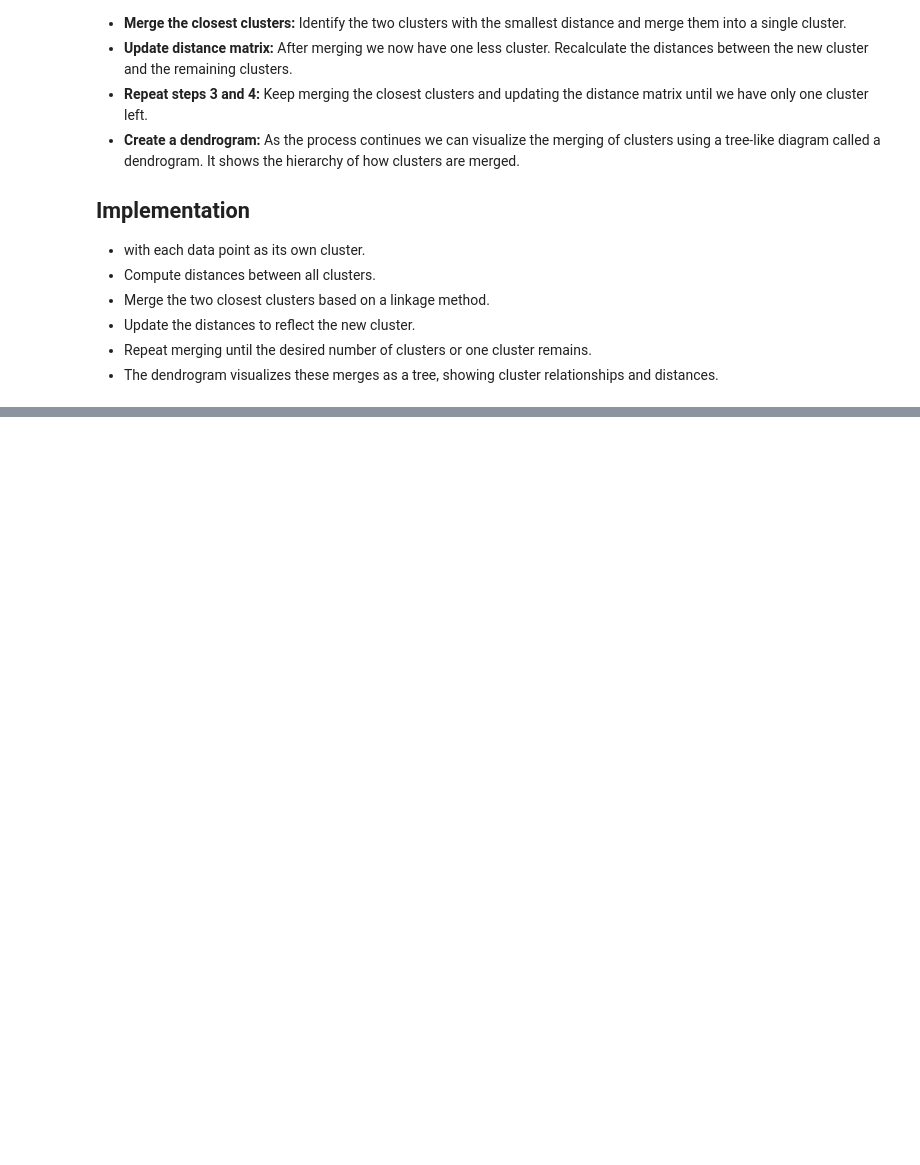
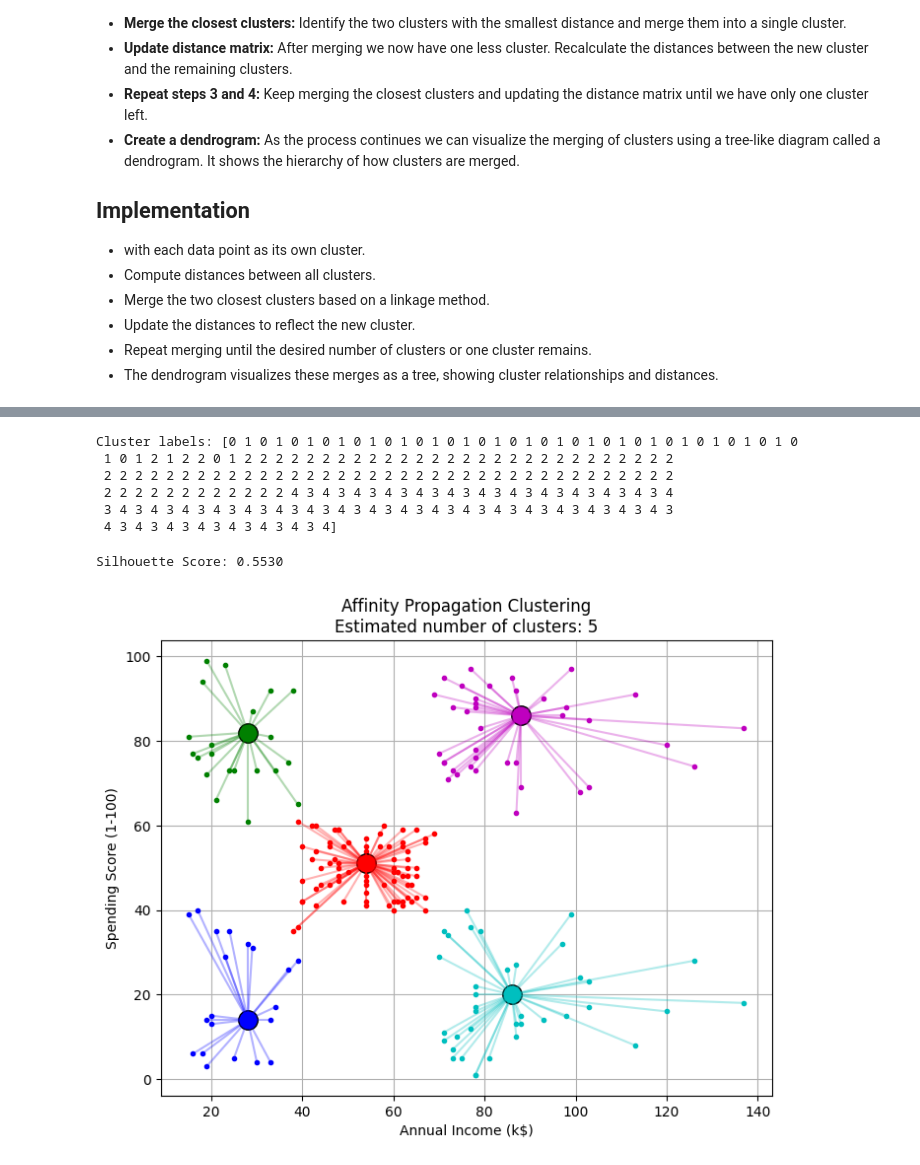
Before and after one commit to itsluckysharma01/Applied-Python-for-AI-ML-DL, a Jupyter notebook: H03_Advance_Clustering_Algo_Unsupervised.ipynb, the cells around one changed output, grey strips where cells are left out. Drawn from its saved outputs; the diff is of its cells as text; code cells hidden in the pictures; blank space fills up the shorter version.

```diff
--- a/H03_Advance_Clustering_Algo_Unsupervised.ipynb
+++ b/H03_Advance_Clustering_Algo_Unsupervised.ipynb
@@ -405,0 +632,48 @@ plt.show()
+# %%
+# Applying Affinity Propagation Clustering
+
+af = AffinityPropagation(preference=-30, max_iter=50, damping=0.7,
+                         random_state=42, convergence_iter=20).fit(X_std)
+
+cluster_labels = af.labels_
+print("Cluster labels:", cluster_labels)
+# %% [output]
+Cluster labels: [0 1 0 1 0 1 0 1 0 1 0 1 0 1 0 1 0 1 0 1 0 1 0 1 0 1 0 1 0 1 0 1 0 1 0 1 0
+ 1 0 1 2 1 2 2 0 1 2 2 2 2 2 2 2 2 2 2 2 2 2 2 2 2 2 2 2 2 2 2 2 2 2 2 2 2
+ 2 2 2 2 2 2 2 2 2 2 2 2 2 2 2 2 2 2 2 2 2 2 2 2 2 2 2 2 2 2 2 2 2 2 2 2 2
+ 2 2 2 2 2 2 2 2 2 2 2 2 4 3 4 3 4 3 4 3 4 3 4 3 4 3 4 3 4 3 4 3 4 3 4 3 4
+ 3 4 3 4 3 4 3 4 3 4 3 4 3 4 3 4 3 4 3 4 3 4 3 4 3 4 3 4 3 4 3 4 3 4 3 4 3
+ 4 3 4 3 4 3 4 3 4 3 4 3 4 3 4]
+# %%
+# Evaluating its Performance
+
+silhouette_score = metrics.silhouette_score(X_std, cluster_labels)
+print(f"Silhouette Score: {silhouette_score:.4f}")
+# %% [output]
+Silhouette Score: 0.5530
+# %%
+plt.figure(figsize=(8, 6))
+colors = cycle('bgrcmyk')
+
+n_clusters_ = len(af.cluster_centers_indices_)
+cluster_centers_indices = af.cluster_centers_indices_
+labels = af.labels_
+
+for k, col in zip(range(n_clusters_), colors):
+    class_members = labels == k
+    cluster_center = X.iloc[cluster_centers_indices[k]]
+
+    plt.plot(X.iloc[class_members, 0], X.iloc[class_members, 1], col + '.')
+    plt.plot(cluster_center[0], cluster_center[1], 'o',
+             markerfacecolor=col, markeredgecolor='k', markersize=14)
+
+    for x in X.iloc[class_members].values:
+        plt.plot([cluster_center[0], x[0]], [cluster_center[1], x[1]], col, alpha=0.3)
+
+plt.title(f'Affinity Propagation Clustering\nEstimated number of clusters: {n_clusters_}')
+plt.xlabel('Annual Income (k\$)')
+plt.ylabel('Spending Score (1-100)')
+plt.grid(True)
+plt.show()
+# %% [output]
+[figure, added]
```
Also changed, not shown: parts of 14 cells of this notebook.
